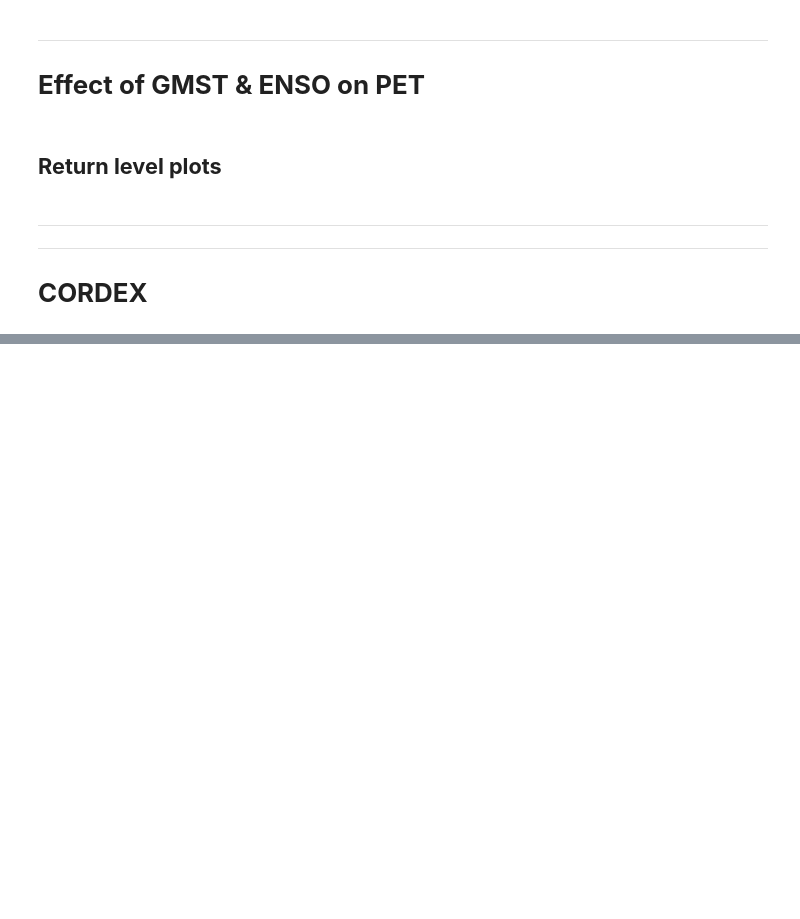
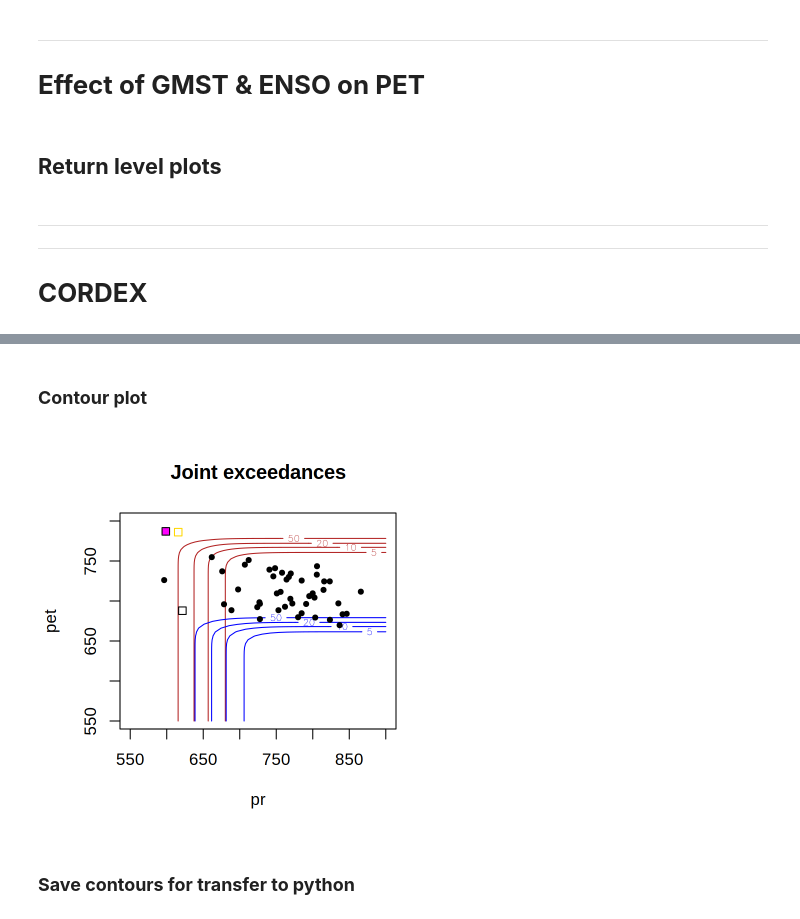
Before and after one commit to clairbarnes/wwa-current, a Jupyter notebook: 24-01_amazon-drought/amazon-drought_1R_trend-fitting.ipynb, the cells around one changed output, grey strips where cells are left out. Saved outputs shown, nothing was run; the diff lists cells and outputs as text; code cells hidden in the pictures; blank space fills up the shorter version.

```diff
--- a/24-01_amazon-drought/amazon-drought_1R_trend-fitting.ipynb
+++ b/24-01_amazon-drought/amazon-drought_1R_trend-fitting.ipynb
@@ -788,0 +919,13 @@ write.csv(res, paste0("res_",varnm,"6_cordex_gmst-only.csv"))
+# %%
+cfit <- tCopula(coef(fitted_copula)["rho.1"], df = round(coef(fitted_copula)["df"], 0))
+# %%
+# get return levels in factual & counterfactual climates
+rl_pr <- list("2023" = mdl_pr$ev,
+              "hist" = stransform(mdl_pr, fixed_cov = cov_hist)[df$year == 2023],
+              "neut" = stransform(mdl_pr, fixed_cov = cov_neut)[df$year == 2023],
+              "neuthist" = stransform(mdl_pr, fixed_cov = cov_neuthist)[df$year == 2023])
+
+rl_pet <- list("2023" = mdl_pet$ev,
+              "hist" = stransform(mdl_pet, fixed_cov = cov_hist)[df$year == 2023],
+              "neut" = stransform(mdl_pet, fixed_cov = cov_neut)[df$year == 2023],
+              "neuthist" = stransform(mdl_pet, fixed_cov = cov_neuthist)[df$year == 2023])
@@ -788,0 +943,24 @@ write.csv(res, paste0("res_",varnm,"6_cordex_gmst-only.csv"))
+# %%
+cmesh_2023 <- copula_mesh(mdl_pr, mdl_pet, cfit, cov_2023, xrange = c(550,900), yrange = c(550,800), n = 64)
+cmesh_hist <- copula_mesh(mdl_pr, mdl_pet, cfit, cov_hist, xrange = c(550,900), yrange = c(550,700))
+# %% [markdown]
+### **Contour plot**
+# %%
+# check that plot region covers all contours & features of interest
+prep_window(c(1,1))
+
+contour(cmesh_2023, levels = 1/c(5,10,20,50), labels = c(5,10,20,50), col = "firebrick",
+        main = "Joint exceedances", xlab = mdl_pr$varnm, ylab = mdl_pet$varnm)
+
+contour(cmesh_hist, levels = 1/c(5,10,20,50), labels = c(5,10,20,50), col = "blue", add = T)
+
+points(mdl_pr$x, mdl_pet$x, pch = 20)
+points(mdl_pr$ev, mdl_pet$ev, pch = 20, col = "magenta", cex = 1.5)
+
+points(rl_pr$"2023", rl_pet$"2023", pch = 0)
+points(rl_pr$"hist", rl_pet$"hist", pch = 0)
+points(rl_pr$"neut", rl_pet$"neut", pch = 0, col = "gold")
+# %% [output]
+[figure, added]
+# %% [markdown]
+### **Save contours for transfer to python**
```
Also changed, not shown: parts of 19 cells of this notebook, 1 other file.
